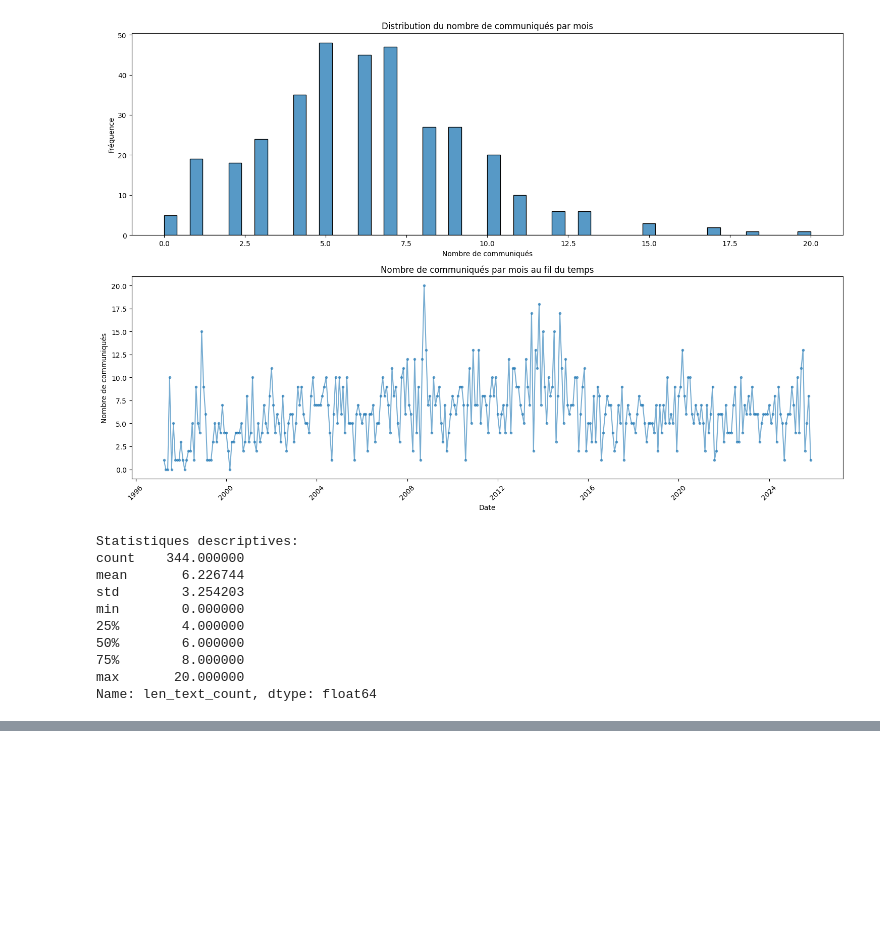
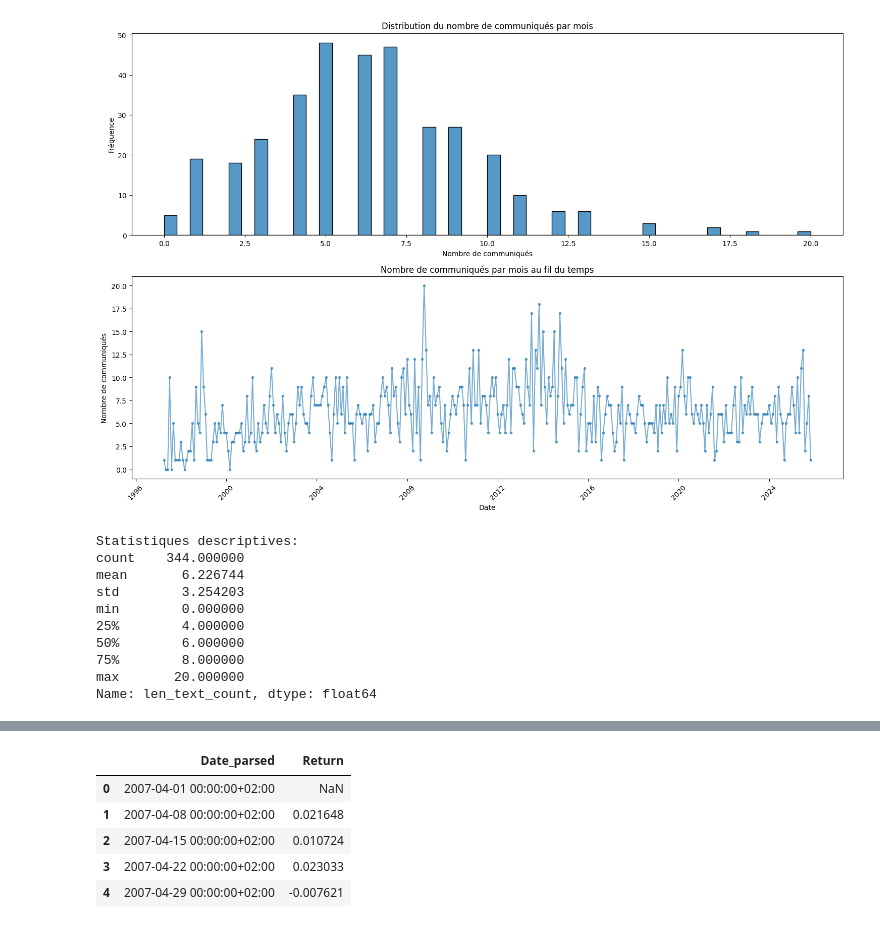
Before and after one commit to amjn480/project_ml_pm_vautrin_jean, a Jupyter notebook: main.ipynb, the cells around one changed output, grey strips where cells are left out. Cells and saved outputs as stored; diff of their text form; code cells hidden in the pictures; blank space fills up the shorter version.

```diff
--- a/main.ipynb
+++ b/main.ipynb
@@ -953,0 +1022,65 @@ Name: count, dtype: int64
+# %%
+import yfinance as yf
+import pandas as pd
+
+def get_aligned_returns(ticker, freq="W", start=None, end=None, ref_df=None):
+    """
+    Download returns for a given ticker and align them with an existing DataFrame (e.g. weekly_avg).
+
+    Parameters
+    ----------
+    ticker : str
+        Ticker symbol (e.g. '^STOXX50E', '^FCHI', '^GDAXI').
+    freq : str, optional
+        Frequency for returns: 'W' (weekly), '2W' (biweekly), 'M' (monthly), etc.
+        Must match the reference DataFrame grouping frequency.
+    start : str or None
+        Start date for historical data (e.g. '2010-01-01').
+    end : str or None
+        End date for historical data (e.g. '2025-11-01').
+    ref_df : pd.DataFrame or None
+        Reference DataFrame with a datetime column (e.g. 'Date_parsed') to align on.
+
+    Returns
+    -------
+    returns_df : pd.DataFrame
+        DataFrame with columns ['Date', 'Return'] aligned with ref_df (if provided).
+    """
+
+    # --- Download data ---
+    dat = yf.Ticker(ticker)
+    data = dat.history(period="max" if start is None and end is None else None,
+                       start=start, end=end)
+
+    if data.empty:
+        raise ValueError(f"No data found for ticker {ticker}")
+
+    data = data[["Close"]].copy()
+    data.index = pd.to_datetime(data.index)
+
+    # --- Resample to the desired frequency ---
+    data_resampled = data.resample(freq).last()
+
+    # --- Compute returns ---
+    data_resampled["Return"] = data_resampled["Close"].pct_change()
+
+    # --- Format output ---
+    data_resampled = data_resampled.reset_index().rename(columns={"Date": "Date_parsed"})
+
+    # --- Align with reference DataFrame if provided ---
+    if ref_df is not None:
+        aligned = pd.merge(ref_df, data_resampled[["Date_parsed", "Return"]], on="Date_parsed", how="left")
+        return aligned
+    else:
+        return data_resampled[["Date_parsed", "Return"]]
+
+res = get_aligned_returns("^STOXX50E")
+
+res.head()
+# %% [output]
+|  | Date_parsed | Return |
+| 0 | 2007-04-01 00:00:00+02:00 | NaN |
+| 1 | 2007-04-08 00:00:00+02:00 | 0.021648 |
+| 2 | 2007-04-15 00:00:00+02:00 | 0.010724 |
+| 3 | 2007-04-22 00:00:00+02:00 | 0.023033 |
+| 4 | 2007-04-29 00:00:00+02:00 | -0.007621 |
```
Also changed, not shown: parts of 7 cells of this notebook.
